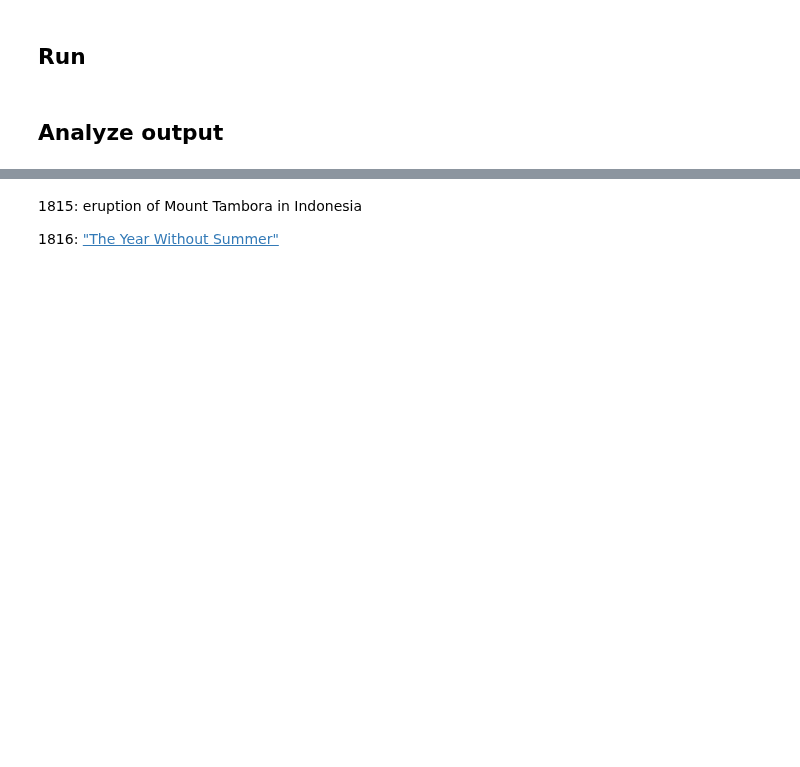
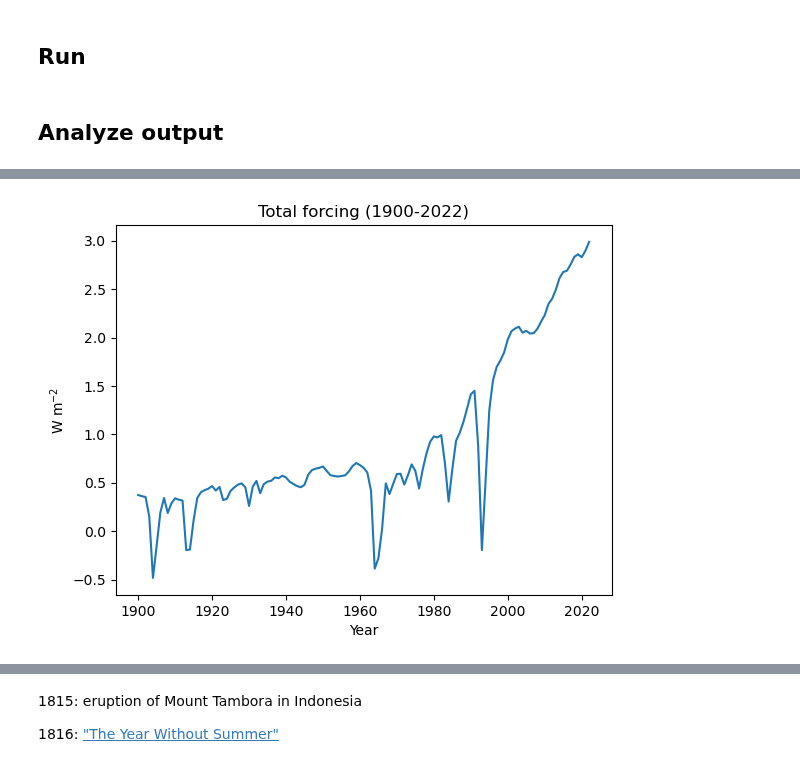
Before and after one commit to ericasimon16/woodwell_internship, a Jupyter notebook: hist_emis.ipynb, the cells around one changed output, grey strips where cells are left out. Saved outputs shown, nothing was run; the diff lists cells and outputs as text; code cells hidden in the pictures; blank space fills up the shorter version.

```diff
--- a/hist_emis.ipynb
+++ b/hist_emis.ipynb
@@ -175,0 +176,8 @@ plt.show()
+# %%
+plt.plot(f.timebounds[150:], f.stochastic_forcing.loc[dict(scenario='s1')][150:])
+plt.xlabel('Year')
+plt.ylabel('W m$^{-2}$')
+plt.title('Total forcing (1900-2022)')
+plt.show()
+# %% [output]
+[figure, added]
```
Also changed, not shown: parts of 7 cells of this notebook.
